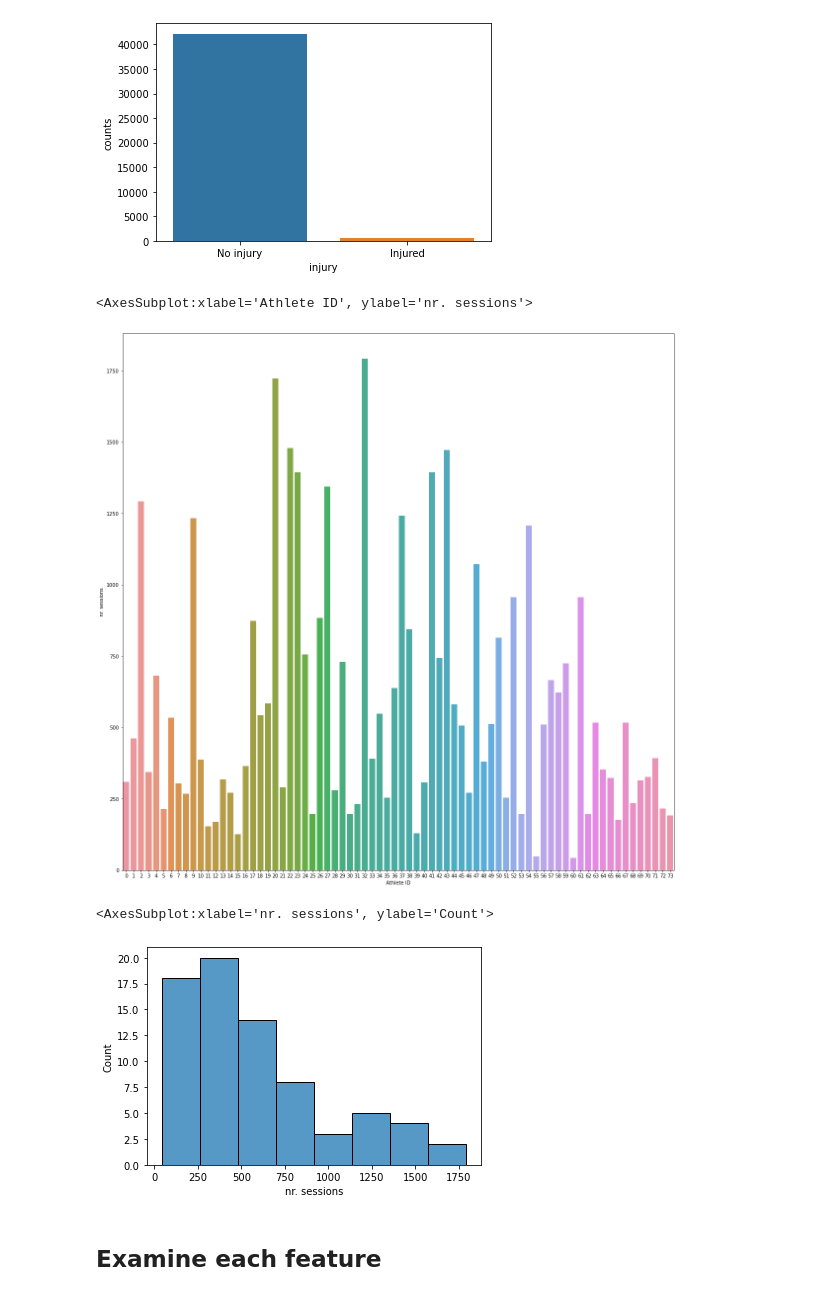
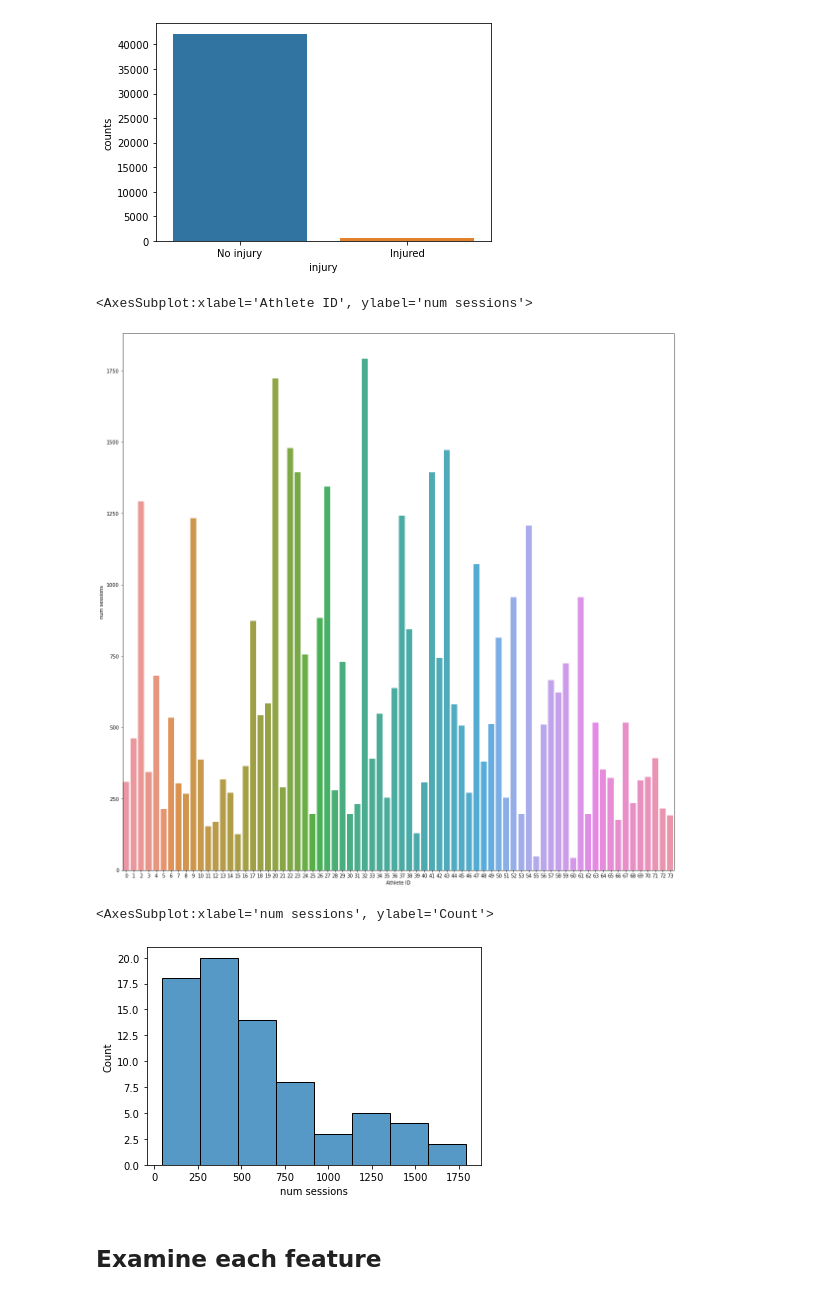
Before and after one commit to dchung117/runner-injury-preds, a Jupyter notebook: runner_injury_eda.ipynb, the cells around one changed output. Drawn from its saved outputs; the diff is of its cells as text; code cells hidden in the pictures.

```diff
--- a/runner_injury_eda.ipynb
+++ b/runner_injury_eda.ipynb
@@ -26,3 +26,7 @@ daily_df.head()
 | 2 | 1.0 | 0.0 | 0.0 | 0.0 | 0.0 | 1.0 | 0.00 | ... |
 | 3 | 0.0 | 0.0 | 0.0 | 0.0 | 0.0 | 0.0 | 0.00 | ... |
 | 4 | 1.0 | 0.0 | 0.0 | 0.0 | 0.0 | 0.0 | 1.08 | ... |
+# %%
+# Rename nr. sessions column
+daily_df.columns = [x.replace('nr.', 'num') if 'nr.' in x else x for x in daily_df.columns]
+daily_df.head()
@@ -92,19 +103,19 @@ sns.barplot(x='injury', y='counts', data=injuries)
 [figure]
 # %%
 # Look at how many data points per runner
-runners = daily_df.groupby('Athlete ID')['nr. sessions'].agg('count').reset_index()
+runners = daily_df.groupby('Athlete ID')['num sessions'].agg('count').reset_index()
 w, h = 20, 20
 fig, ax= plt.subplots(figsize=(w, h))
-sns.barplot(x='Athlete ID', y='nr. sessions', data=runners, ax=ax)
+sns.barplot(x='Athlete ID', y='num sessions', data=runners, ax=ax)
 # %% [output]
-<AxesSubplot:xlabel='Athlete ID', ylabel='nr. sessions'>
+<AxesSubplot:xlabel='Athlete ID', ylabel='num sessions'>
 [figure]
 # %%
 # Make histogram of number of data points per runner
-sns.histplot(x='nr. sessions', data=runners)
+sns.histplot(x='num sessions', data=runners)
 # %% [output]
-<AxesSubplot:xlabel='nr. sessions', ylabel='Count'>
+<AxesSubplot:xlabel='num sessions', ylabel='Count'>
-[figure, old version]
+[figure, new version]
 # %% [markdown]
 ## Examine each feature
 # %%
```
Also changed, not shown: parts of 11 cells of this notebook.
